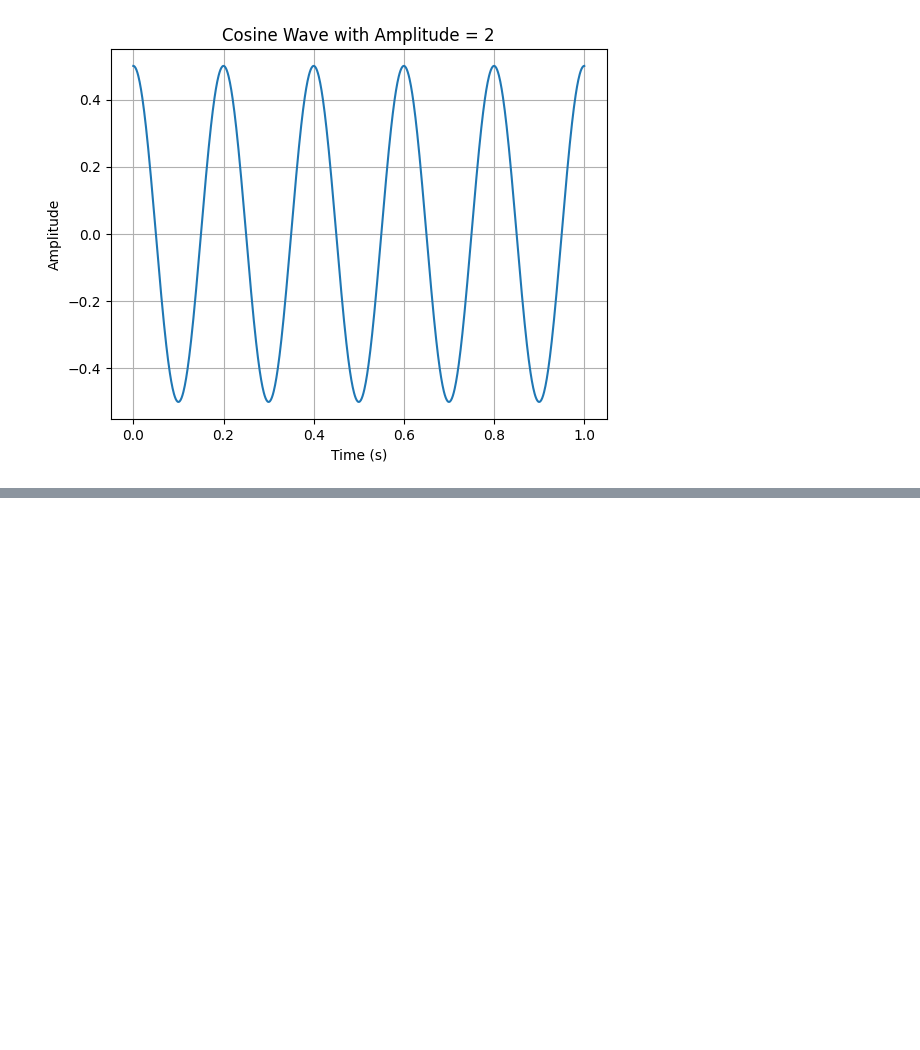
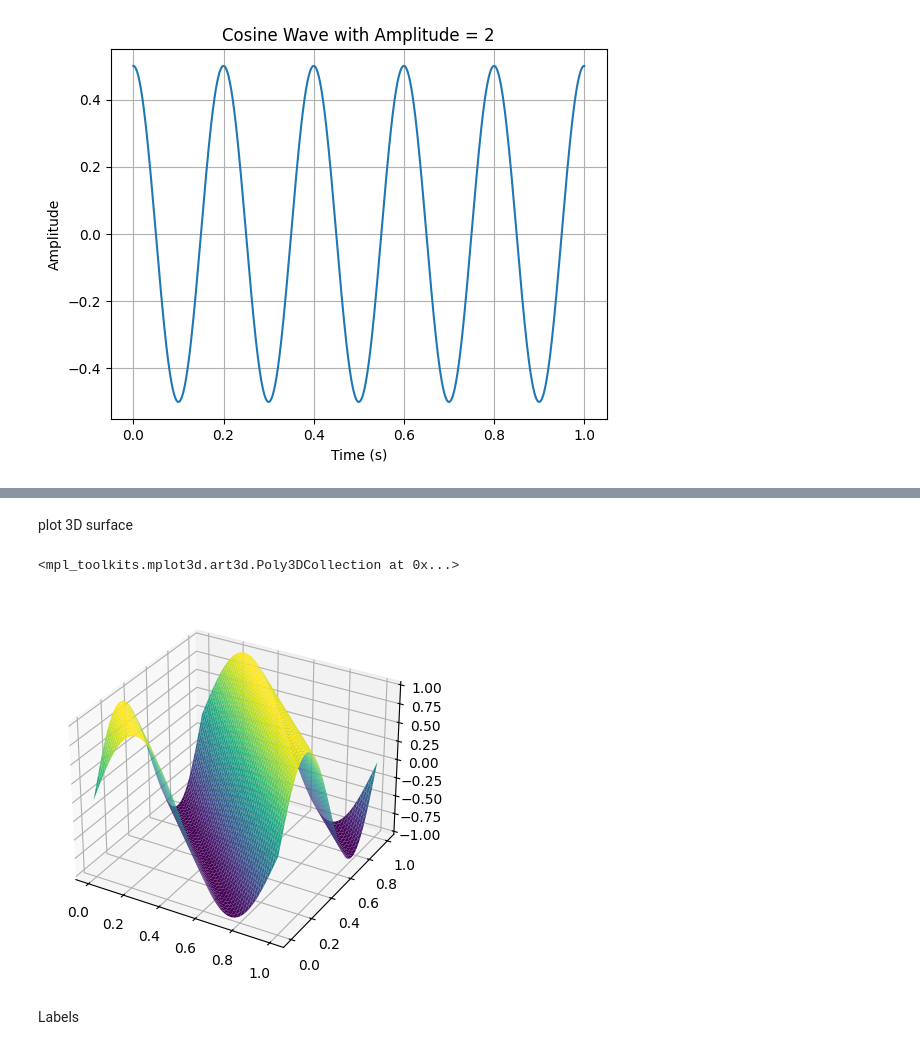
Before and after one commit to Abdullah-9864/Git, a Jupyter notebook: Signal Generation and Visualization.ipynb, the cells around one changed output, grey strips where cells are left out. Drawn from its saved outputs; the diff is of its cells as text; code cells hidden in the pictures; blank space fills up the shorter version.

```diff
--- a/Signal Generation and Visualization.ipynb
+++ b/Signal Generation and Visualization.ipynb
@@ -79,0 +103,14 @@ banana.show()
+# %%
+X, Y = np.meshgrid(t, t)
+Z = np.sin(2*np.pi*(X + Y))
+# %% [markdown]
+plot 3D surface
+# %%
+fig = banana.figure()
+ax = fig.add_subplot(111, projection='3d')
+ax.plot_surface(X, Y, Z, cmap='viridis')
+# %% [output]
+<mpl_toolkits.mplot3d.art3d.Poly3DCollection at 0x...>
+[figure, added]
+# %% [markdown]
+Labels
```
Also changed, not shown: parts of 9 cells of this notebook.
